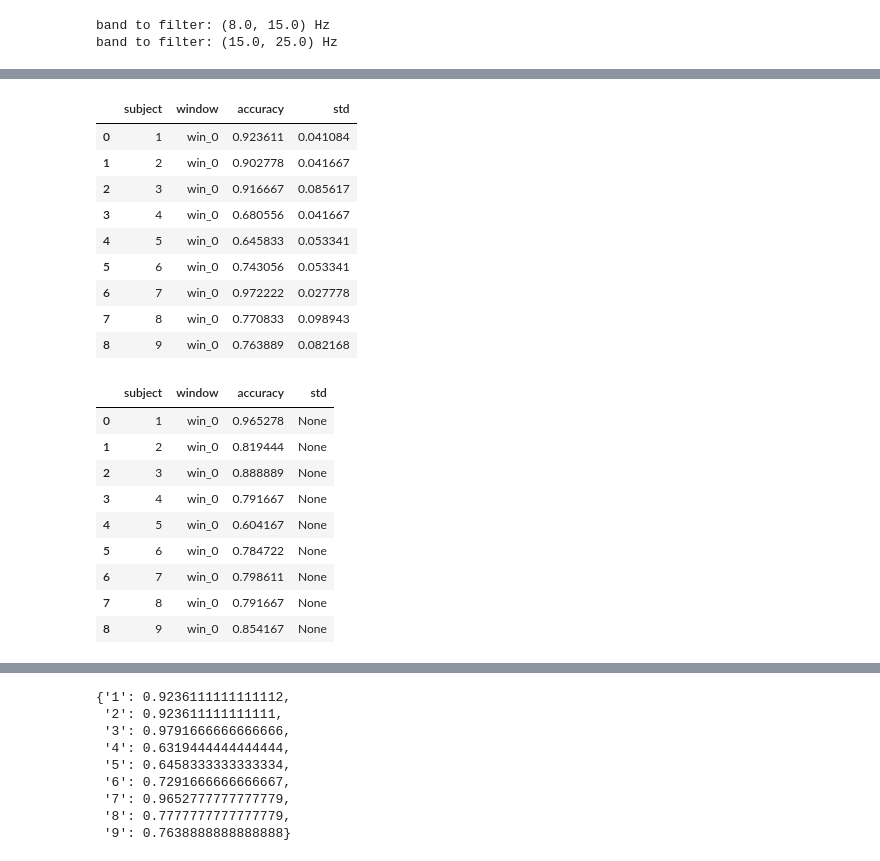
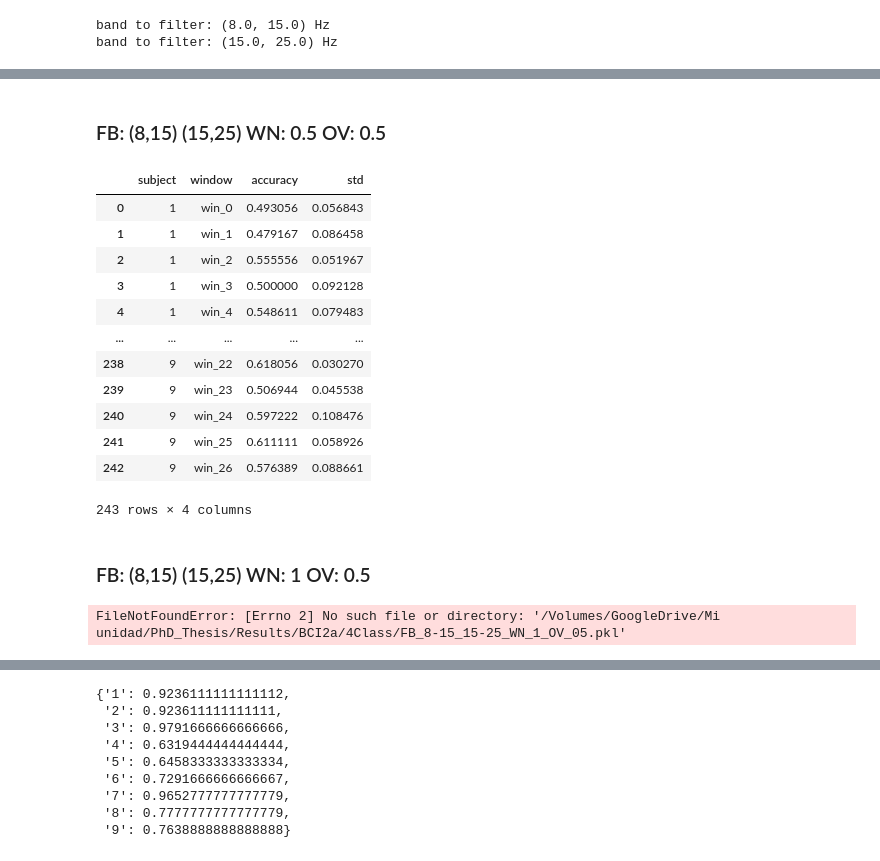
Before and after one commit to UN-GCPDS/python-gcpds.MI_prediction, a Jupyter notebook: Examples/Test_validation.ipynb, the cells around one changed output, grey strips where cells are left out. Saved outputs shown, nothing was run; the diff lists cells and outputs as text; code cells hidden in the pictures.

```diff
--- a/Examples/Test_validation.ipynb
+++ b/Examples/Test_validation.ipynb
@@ -49,6 +50,8 @@ import time
 # %%
 dl = DataLoader(dataset_name="BNCI2014001")
 subjects = np.arange(1,10)
+# %%
+save_path = '/Volumes/GoogleDrive/Mi unidad/PhD_Thesis/Results/BCI2a/4Class/'
 # %% [markdown]
 ### Preprocessing
 # %%
@@ -317,26 +304,31 @@ Accuracy train: 0.7638888888888888  Accuracy test: 0.8541666666666666  elapsed:
-# %%
-get_scores(acc,'train')
-# %% [output]
-|  | subject | window | accuracy | std |
-| 0 | 1 | win_0 | 0.923611 | 0.041084 |
-| 1 | 2 | win_0 | 0.902778 | 0.041667 |
-| 2 | 3 | win_0 | 0.916667 | 0.085617 |
-| 3 | 4 | win_0 | 0.680556 | 0.041667 |
-| 4 | 5 | win_0 | 0.645833 | 0.053341 |
-| 5 | 6 | win_0 | 0.743056 | 0.053341 |
-| 6 | 7 | win_0 | 0.972222 | 0.027778 |
-| 7 | 8 | win_0 | 0.770833 | 0.098943 |
-| 8 | 9 | win_0 | 0.763889 | 0.082168 |
-# %%
-get_scores(acc,'test')
-# %% [output]
-|  | subject | window | accuracy | std |
-| 0 | 1 | win_0 | 0.965278 | None |
-| 1 | 2 | win_0 | 0.819444 | None |
-| 2 | 3 | win_0 | 0.888889 | None |
-| 3 | 4 | win_0 | 0.791667 | None |
-| 4 | 5 | win_0 | 0.604167 | None |
-| 5 | 6 | win_0 | 0.784722 | None |
-| 6 | 7 | win_0 | 0.798611 | None |
-| 7 | 8 | win_0 | 0.791667 | None |
-| 8 | 9 | win_0 | 0.854167 | None |
+# %% [markdown]
+### FB: (8,15) (15,25) WN: 0.5 OV: 0.5
+# %%
+experiment_name = 'FB_8-15_15-25_WN_05_OV_05'
+data = pickle.load( open( save_path+experiment_name+'.pkl', "rb" ) )
+# %%
+acc = get_scores(data,'train')
+acc_ts = get_scores(data,'test')
+# %%
+acc
+# %% [output]
+|  | subject | window | accuracy | std |
+| 0 | 1 | win_0 | 0.493056 | 0.056843 |
+| 1 | 1 | win_1 | 0.479167 | 0.086458 |
+| 2 | 1 | win_2 | 0.555556 | 0.051967 |
+| 3 | 1 | win_3 | 0.500000 | 0.092128 |
+| 4 | 1 | win_4 | 0.548611 | 0.079483 |
+| ... | ... | ... | ... | ... |
+| 238 | 9 | win_22 | 0.618056 | 0.030270 |
+| 239 | 9 | win_23 | 0.506944 | 0.045538 |
+| 240 | 9 | win_24 | 0.597222 | 0.108476 |
+| 241 | 9 | win_25 | 0.611111 | 0.058926 |
+| 242 | 9 | win_26 | 0.576389 | 0.088661 |
+243 rows × 4 columns
+# %% [markdown]
+### FB: (8,15) (15,25) WN: 1 OV: 0.5
+# %%
+experiment_name = 'FB_8-15_15-25_WN_1_OV_05'
+data = pickle.load( open( save_path+experiment_name+'.pkl', "rb" ) )
+# %% [output]
+FileNotFoundError: [Errno 2] No such file or directory: '/Volumes/GoogleDrive/Mi unidad/PhD_Thesis/Results/BCI2a/4Class/FB_8-15_15-25_WN_1_OV_05.pkl'
```
Also changed, not shown: parts of 22 cells of this notebook.
